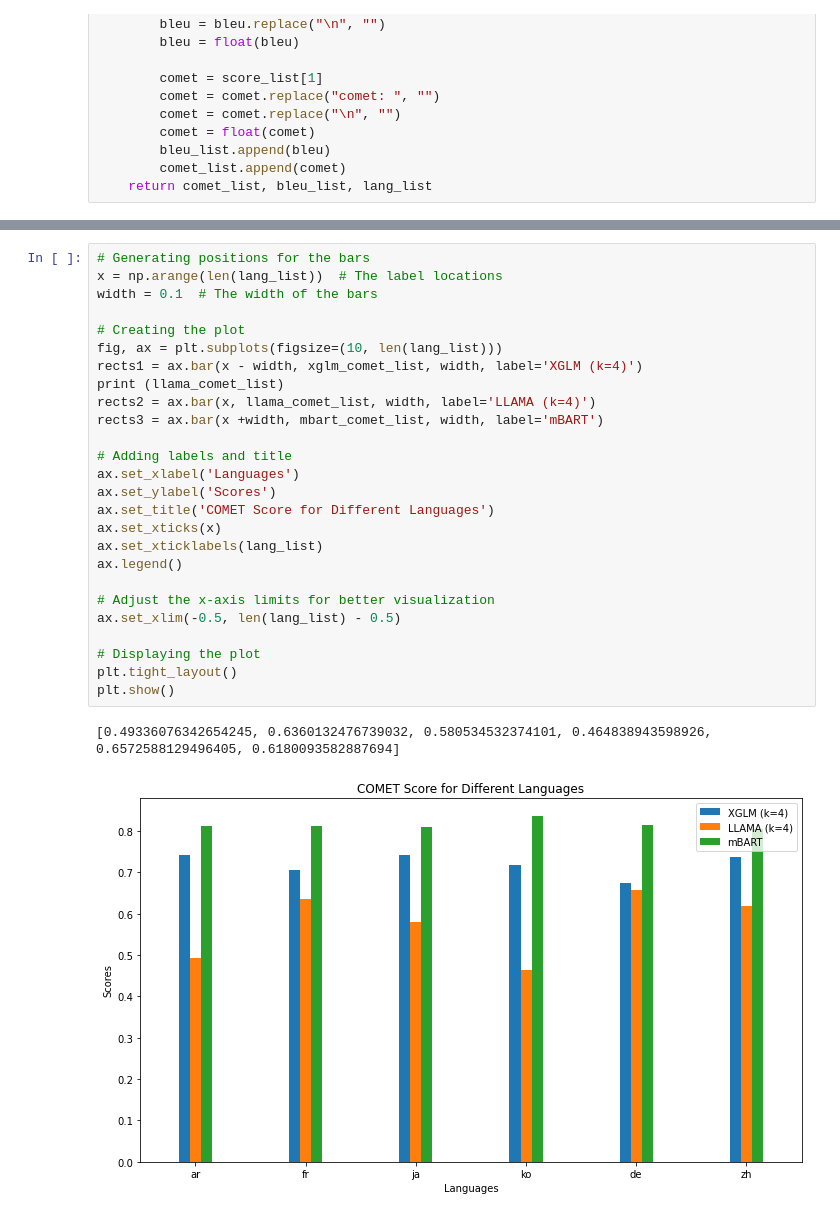
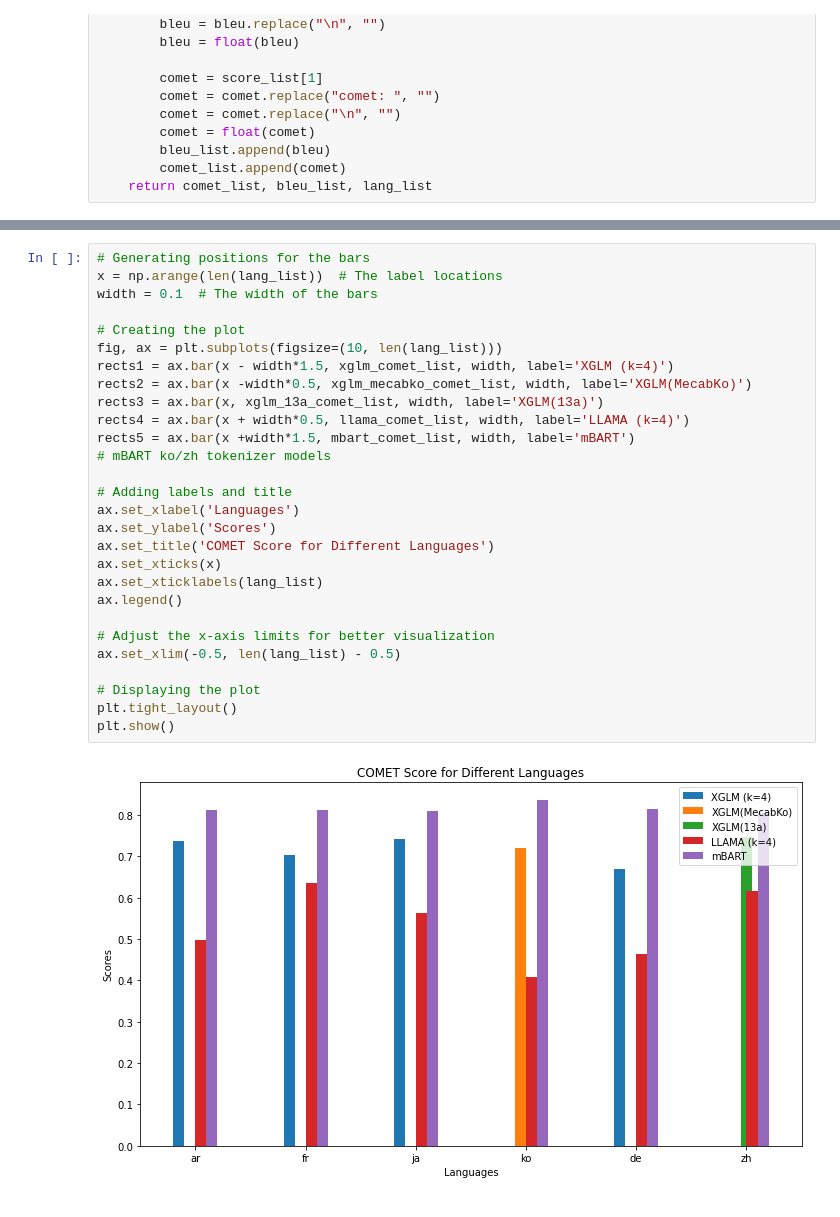
Before and after one commit to su0315/LLM_Contextual_Prompt_MT, a Jupyter notebook: notebook/result_visualization/1-1_model_comparison.ipynb, the cells around one changed output, grey strips where cells are left out. Saved outputs shown, nothing was run; the diff lists cells and outputs as text.

```diff
--- a/notebook/result_visualization/1-1_model_comparison.ipynb
+++ b/notebook/result_visualization/1-1_model_comparison.ipynb
@@ -74,32 +124,33 @@ BLEU [13.646044999999996, 34.35230000000001, 12.974720512820518, 7.6528435897435
 # %%
 # Generating positions for the bars
 x = np.arange(len(lang_list))  # The label locations
 width = 0.1  # The width of the bars
 
 # Creating the plot
 fig, ax = plt.subplots(figsize=(10, len(lang_list)))
-rects1 = ax.bar(x - width, xglm_comet_list, width, label='XGLM (k=4)')
-print (llama_comet_list)
-rects2 = ax.bar(x, llama_comet_list, width, label='LLAMA (k=4)')
-rects3 = ax.bar(x +width, mbart_comet_list, width, label='mBART')
+rects1 = ax.bar(x - width*1.5, xglm_comet_list, width, label='XGLM (k=4)')
+rects2 = ax.bar(x -width*0.5, xglm_mecabko_comet_list, width, label='XGLM(MecabKo)')
+rects3 = ax.bar(x, xglm_13a_comet_list, width, label='XGLM(13a)')
+rects4 = ax.bar(x + width*0.5, llama_comet_list, width, label='LLAMA (k=4)')
+rects5 = ax.bar(x +width*1.5, mbart_comet_list, width, label='mBART')
+# mBART ko/zh tokenizer models
 
 # Adding labels and title
 ax.set_xlabel('Languages')
 ax.set_ylabel('Scores')
 ax.set_title('COMET Score for Different Languages')
 ax.set_xticks(x)
 ax.set_xticklabels(lang_list)
 ax.legend()
 
 # Adjust the x-axis limits for better visualization
 ax.set_xlim(-0.5, len(lang_list) - 0.5)
 
 # Displaying the plot
 plt.tight_layout()
 plt.show()
 # %% [output]
-[0.49336076342654245, 0.6360132476739032, 0.580534532374101, 0.464838943598926, 0.6572588129496405, 0.6180093582887694]
-[figure, old version]
+[figure, new version]
 # %%
 # Generating positions for the bars
 x = np.arange(len(lang_list))  # The label locations
```
Also changed, not shown: parts of 3 cells of this notebook, 3 other files.
